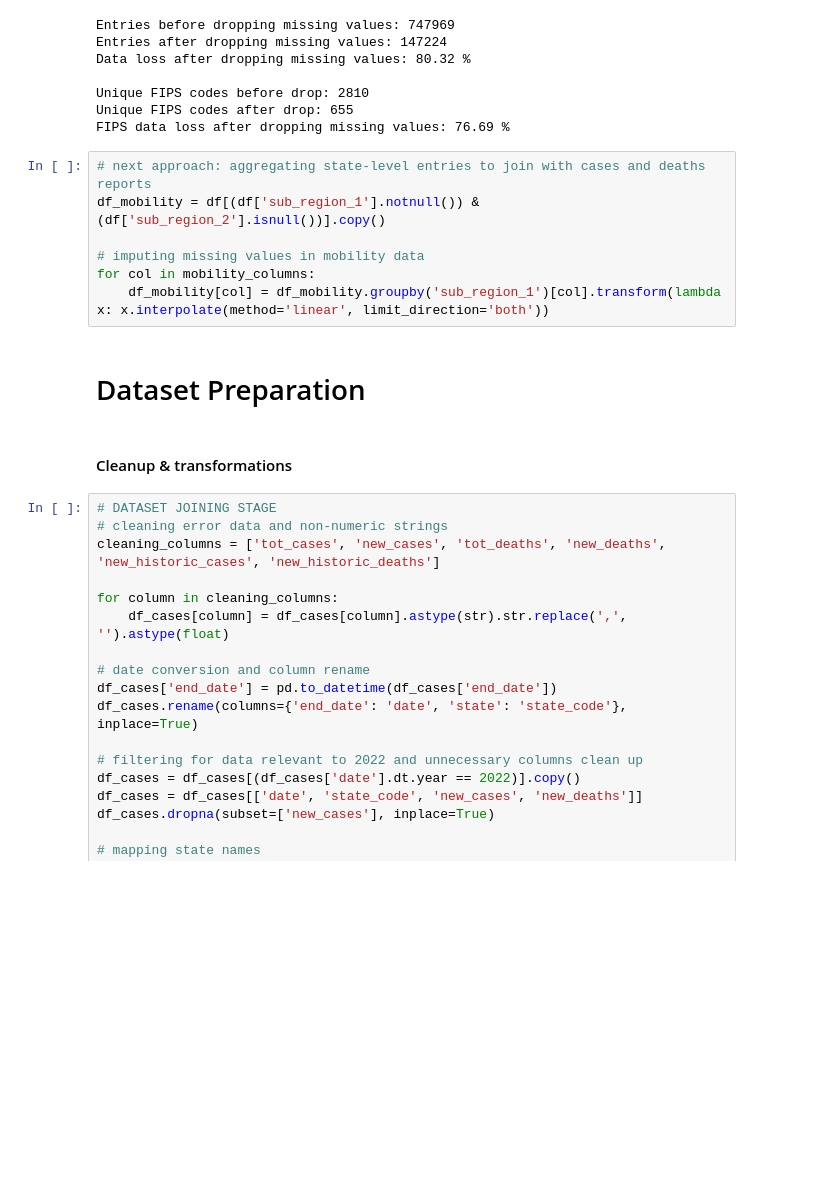
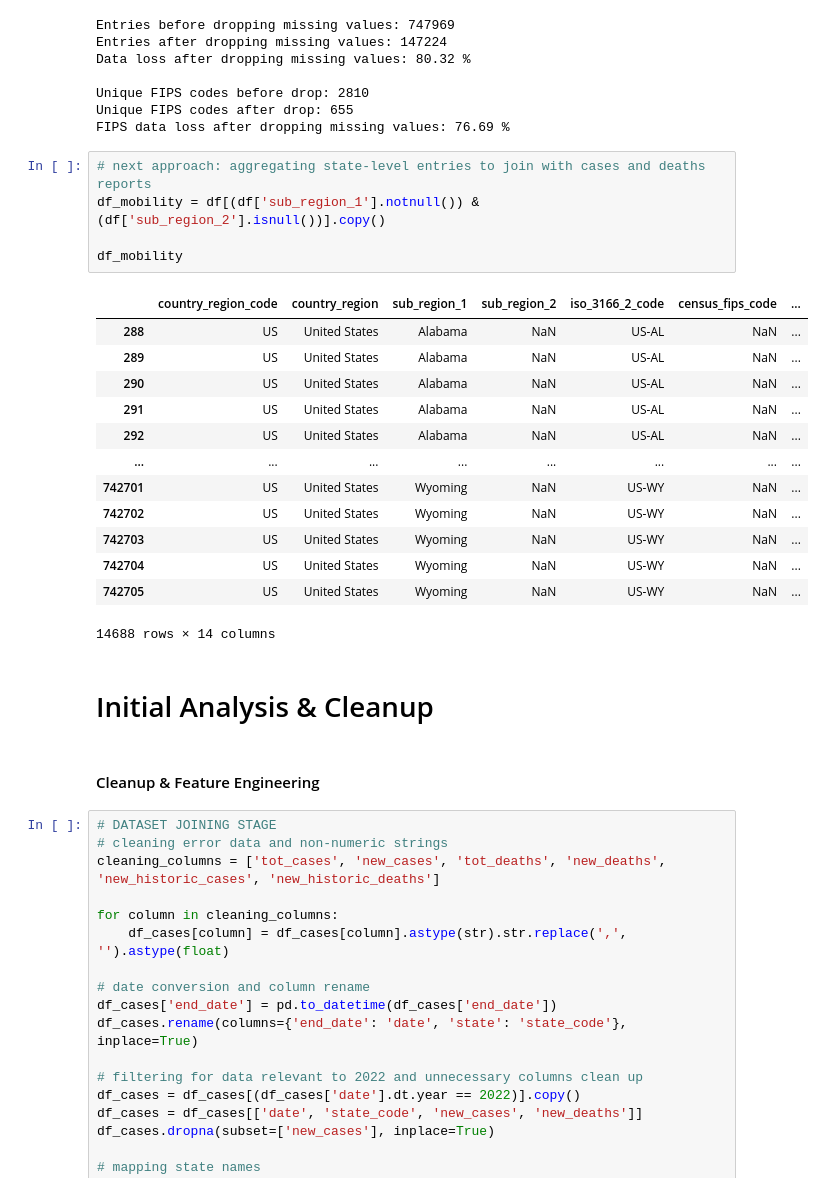
Before and after one commit to Zafarbek05/MLDA.CW.16417, a Jupyter notebook: notebooks/mlda.16417.ipynb, the cells around one changed output. Cells and saved outputs as stored; diff of their text form; blank space fills up the shorter version.

```diff
--- a/notebooks/mlda.16417.ipynb
+++ b/notebooks/mlda.16417.ipynb
@@ -80,14 +133,26 @@ FIPS data loss after dropping missing values: 76.69 %
 # %%
 # next approach: aggregating state-level entries to join with cases and deaths reports
 df_mobility = df[(df['sub_region_1'].notnull()) & (df['sub_region_2'].isnull())].copy()
 
-# imputing missing values in mobility data
-for col in mobility_columns:
-    df_mobility[col] = df_mobility.groupby('sub_region_1')[col].transform(lambda x: x.interpolate(method='linear', limit_direction='both'))
+df_mobility
+# %% [output]
+|  | country_region_code | country_region | sub_region_1 | sub_region_2 | iso_3166_2_code | census_fips_code | ... |
+| 288 | US | United States | Alabama | NaN | US-AL | NaN | ... |
+| 289 | US | United States | Alabama | NaN | US-AL | NaN | ... |
+| 290 | US | United States | Alabama | NaN | US-AL | NaN | ... |
+| 291 | US | United States | Alabama | NaN | US-AL | NaN | ... |
+| 292 | US | United States | Alabama | NaN | US-AL | NaN | ... |
+| ... | ... | ... | ... | ... | ... | ... | ... |
+| 742701 | US | United States | Wyoming | NaN | US-WY | NaN | ... |
+| 742702 | US | United States | Wyoming | NaN | US-WY | NaN | ... |
+| 742703 | US | United States | Wyoming | NaN | US-WY | NaN | ... |
+| 742704 | US | United States | Wyoming | NaN | US-WY | NaN | ... |
+| 742705 | US | United States | Wyoming | NaN | US-WY | NaN | ... |
+14688 rows × 14 columns
 # %% [markdown]
-# Dataset Preparation
+# Initial Analysis & Cleanup
 # %% [markdown]
-#### Cleanup & transformations
+#### Cleanup & Feature Engineering
 # %%
 # DATASET JOINING STAGE
 # cleaning error data and non-numeric strings
```
Also changed, not shown: parts of 28 cells of this notebook, 1 other file.
